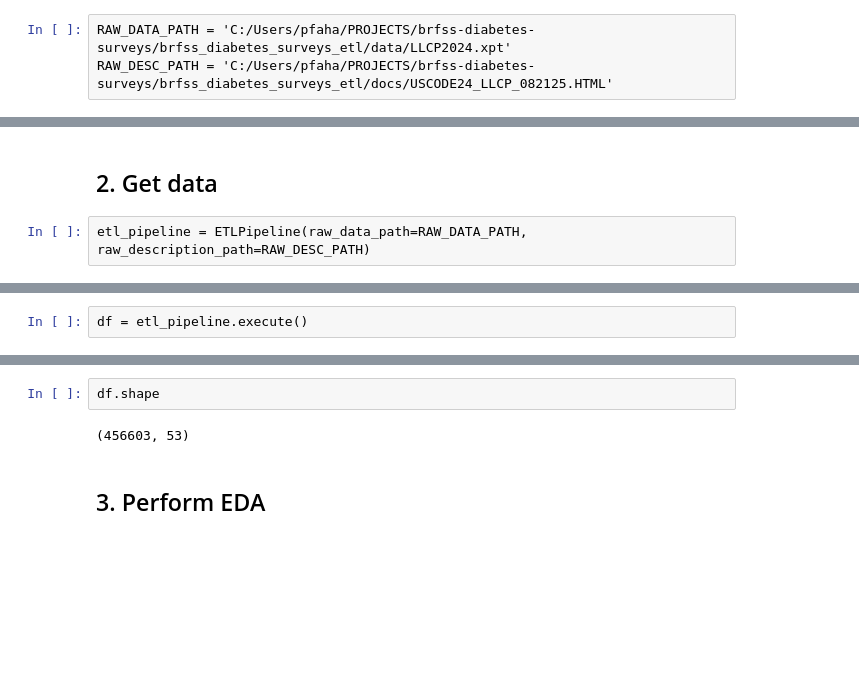
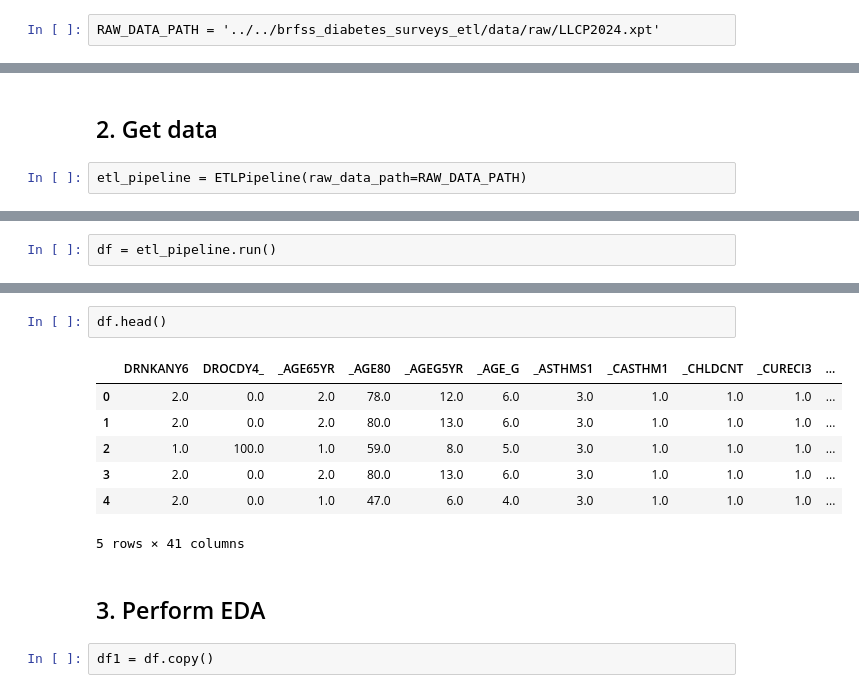
Before and after one commit to p-f-a-h-acouetey/brfss-diabetes-surveys, a Jupyter notebook: brfss_diabetes_surveys_ml/notebooks/eda_poc.ipynb, the cells around one changed output, grey strips where cells are left out. Cells and saved outputs as stored; diff of their text form; blank space fills up the shorter version.

Commit message:
fix: correct project structure, and ETL

```diff
--- a/brfss_diabetes_surveys_ml/notebooks/eda_poc.ipynb
+++ b/brfss_diabetes_surveys_ml/notebooks/eda_poc.ipynb
@@ -15,12 +15,11 @@ Current working directory: C:\Users\pfaha\PROJECTS\brfss-diabetes-surveys\brfss_
 Project root added to path: C:\Users\pfaha\PROJECTS\brfss-diabetes-surveys
 Updated sys.path[0]: C:\Users\pfaha\PROJECTS\brfss-diabetes-surveys
 # %%
-RAW_DATA_PATH = 'C:/Users/pfaha/PROJECTS/brfss-diabetes-surveys/brfss_diabetes_surveys_etl/data/LLCP2024.xpt'
-RAW_DESC_PATH = 'C:/Users/pfaha/PROJECTS/brfss-diabetes-surveys/brfss_diabetes_surveys_etl/docs/USCODE24_LLCP_082125.HTML'
+RAW_DATA_PATH = '../../brfss_diabetes_surveys_etl/data/raw/LLCP2024.xpt'
 # %%
 from brfss_diabetes_surveys_etl.src.main.scripts.pipelines.etl_pipeline import ETLPipeline
 # %% [markdown]
 ## 2. Get data
 # %%
-etl_pipeline = ETLPipeline(raw_data_path=RAW_DATA_PATH, raw_description_path=RAW_DESC_PATH)
+etl_pipeline = ETLPipeline(raw_data_path=RAW_DATA_PATH)
 # %% [output]
@@ -28,3 +27,3 @@ etl_pipeline = ETLPipeline(raw_data_path=RAW_DATA_PATH, raw_description_path=RAW
 # %%
-df = etl_pipeline.execute()
+df = etl_pipeline.run()
 # %% [output]
@@ -48,6 +43,14 @@ df = etl_pipeline.execute()
 # %%
-df.shape
+df.head()
 # %% [output]
+|  | DRNKANY6 | DROCDY4_ | _AGE65YR | _AGE80 | _AGEG5YR | _AGE_G | _ASTHMS1 | _CASTHM1 | _CHLDCNT | _CURECI3 | ... |
+| 0 | 2.0 | 0.0 | 2.0 | 78.0 | 12.0 | 6.0 | 3.0 | 1.0 | 1.0 | 1.0 | ... |
+| 1 | 2.0 | 0.0 | 2.0 | 80.0 | 13.0 | 6.0 | 3.0 | 1.0 | 1.0 | 1.0 | ... |
+| 2 | 1.0 | 100.0 | 1.0 | 59.0 | 8.0 | 5.0 | 3.0 | 1.0 | 1.0 | 1.0 | ... |
+| 3 | 2.0 | 0.0 | 2.0 | 80.0 | 13.0 | 6.0 | 3.0 | 1.0 | 1.0 | 1.0 | ... |
+| 4 | 2.0 | 0.0 | 1.0 | 47.0 | 6.0 | 4.0 | 3.0 | 1.0 | 1.0 | 1.0 | ... |
-(456603, 53)
+5 rows × 41 columns
 # %% [markdown]
 ## 3. Perform EDA
+# %%
+df1 = df.copy()
```
Also changed, not shown: parts of 3 cells of this notebook, 25 other files.
